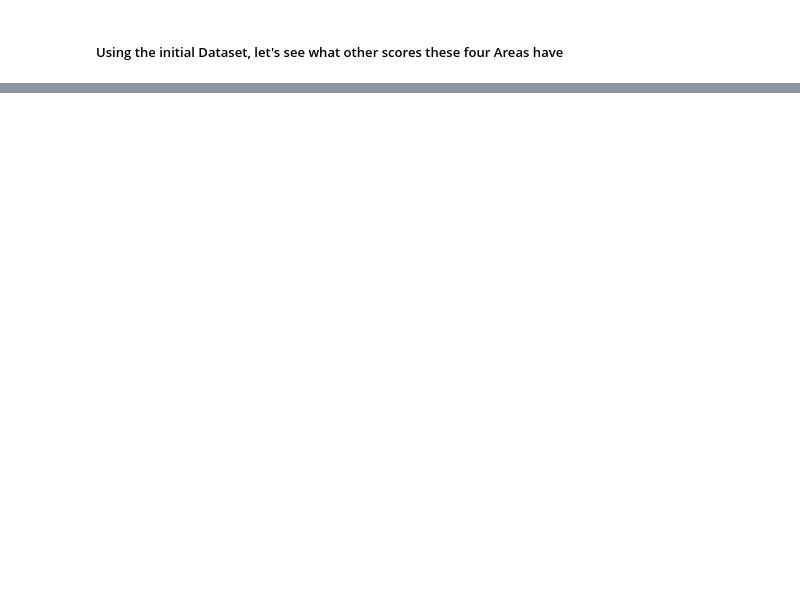
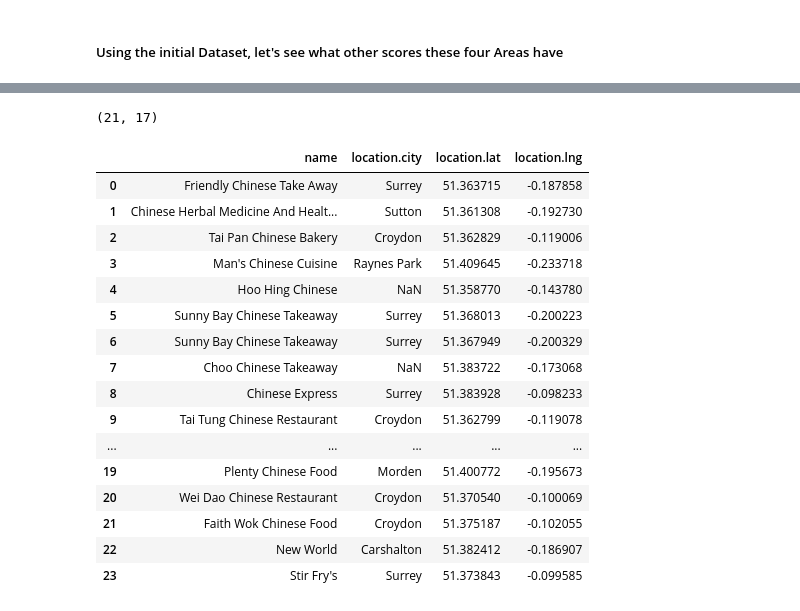
Before and after one commit to yanagh/CourseraCapstone, a Jupyter notebook: Capstone Project Notebook.ipynb, the cells around one changed output, grey strips where cells are left out. Cells and saved outputs as stored; diff of their text form; code cells hidden in the pictures; blank space fills up the shorter version.

```diff
--- a/Capstone Project Notebook.ipynb
+++ b/Capstone Project Notebook.ipynb
@@ -238,0 +297,4 @@ scores.head()
+# %%
+search_query = 'Chinese'
+radius = 5000
+print(search_query + ' .... OK!')
@@ -238,0 +303,3 @@ scores.head()
+# %%
+Surl = 'https://api.foursquare.com/v2/venues/search?client_id={}&client_secret={}&ll={},{}&v={}&query={}&radius={}&limit={}'.format(CLIENT_ID, CLIENT_SECRET, latitudeS, longitudeS, VERSION, search_query, radius, LIMIT)
+Surl
@@ -238,0 +308,4 @@ scores.head()
+# %%
+import requests
+Sresults = requests.get(Surl).json()
+Sresults
@@ -238,0 +330,10 @@ scores.head()
+# %%
+import json
+from pandas.io.json import json_normalize
+
+# assign relevant part of JSON to venues
+venues = Sresults['response']['venues']
+
+# tranform venues into a dataframe
+sdf = json_normalize(venues)
+sdf.head()
@@ -238,0 +406,25 @@ scores.head()
+# %%
+kdf.shape
+# %% [output]
+(21, 17)
+# %%
+fsdf = sdf.filter(['name','location.city','location.lat','location.lng'], axis=1)
+fsdf
+# %% [output]
+|  | name | location.city | location.lat | location.lng |
+| 0 | Friendly Chinese Take Away | Surrey | 51.363715 | -0.187858 |
+| 1 | Chinese Herbal Medicine And Healt... | Sutton | 51.361308 | -0.192730 |
+| 2 | Tai Pan Chinese Bakery | Croydon | 51.362829 | -0.119006 |
+| 3 | Man's Chinese Cuisine | Raynes Park | 51.409645 | -0.233718 |
+| 4 | Hoo Hing Chinese | NaN | 51.358770 | -0.143780 |
+| 5 | Sunny Bay Chinese Takeaway | Surrey | 51.368013 | -0.200223 |
+| 6 | Sunny Bay Chinese Takeaway | Surrey | 51.367949 | -0.200329 |
+| 7 | Choo Chinese Takeaway | NaN | 51.383722 | -0.173068 |
+| 8 | Chinese Express | Surrey | 51.383928 | -0.098233 |
+| 9 | Tai Tung Chinese Restaurant | Croydon | 51.362799 | -0.119078 |
+| ... | ... | ... | ... | ... |
+| 19 | Plenty Chinese Food | Morden | 51.400772 | -0.195673 |
+| 20 | Wei Dao Chinese Restaurant | Croydon | 51.370540 | -0.100069 |
+| 21 | Faith Wok Chinese Food | Croydon | 51.375187 | -0.102055 |
+| 22 | New World | Carshalton | 51.382412 | -0.186907 |
+| 23 | Stir Fry's | Surrey | 51.373843 | -0.099585 |
```
Also changed, not shown: parts of 28 cells of this notebook.
